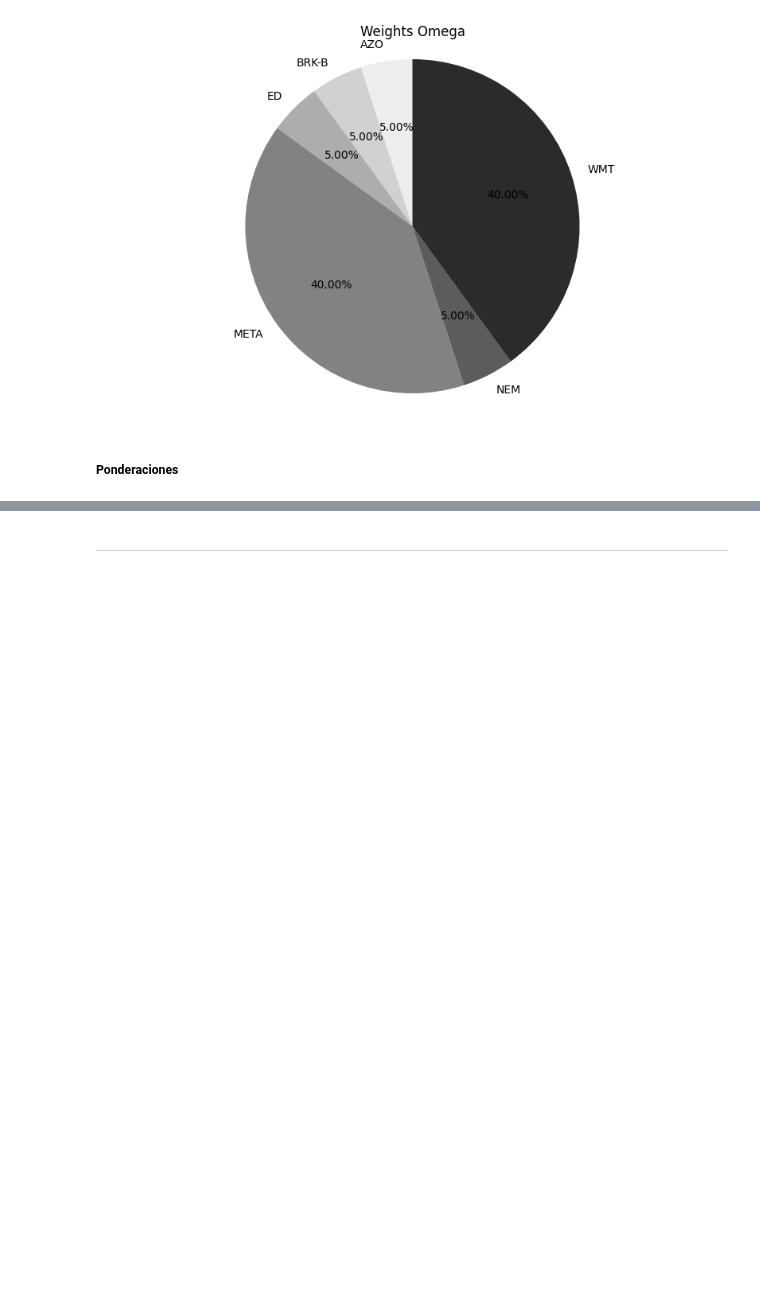
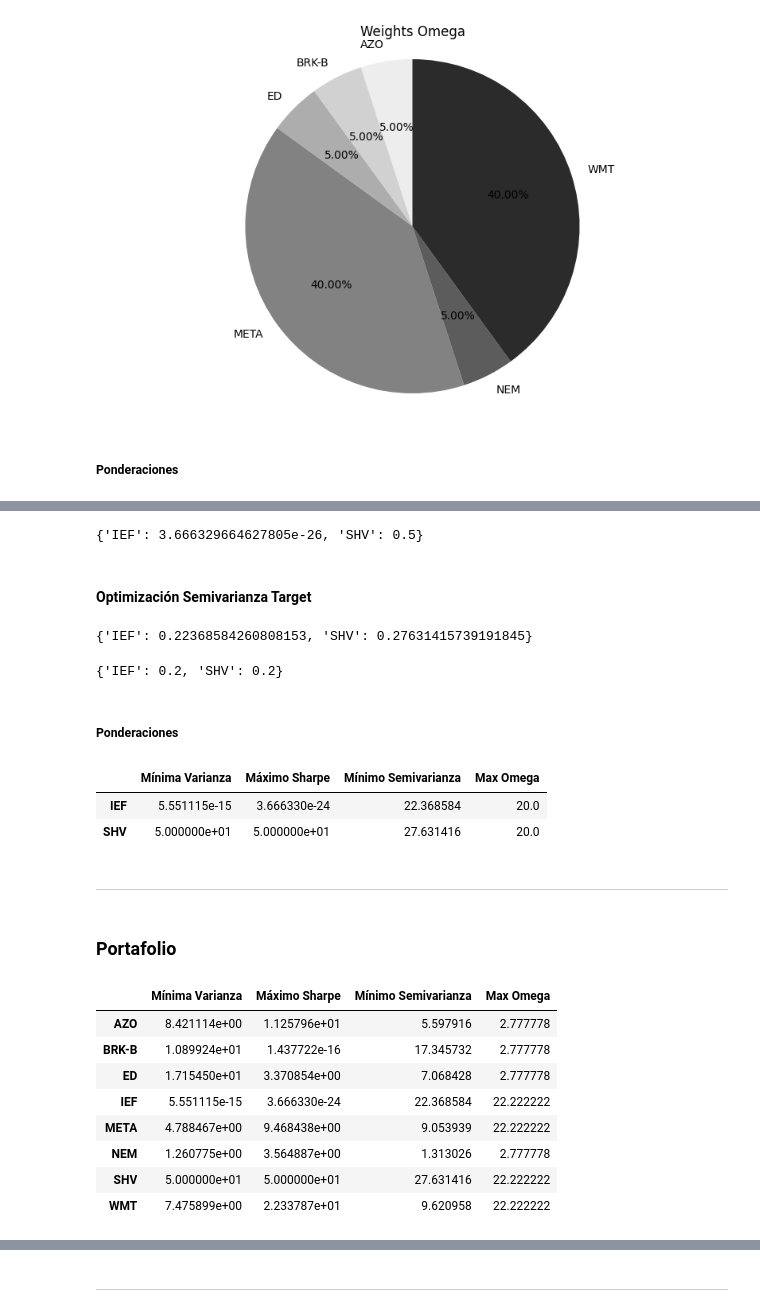
Before and after one commit to ppmelch/Portafolios-de-Inversi-n, a Jupyter notebook: Proyecto/Proyecto[1]_(1) (1)[1].ipynb, the cells around one changed output, grey strips where cells are left out. Cells and saved outputs as stored; diff of their text form; code cells hidden in the pictures; blank space fills up the shorter version.

```diff
--- a/Proyecto/Proyecto[1]_(1) (1)[1].ipynb
+++ b/Proyecto/Proyecto[1]_(1) (1)[1].ipynb
@@ -589,0 +616,54 @@ DataFrame*100
+# %%
+w_max_sharpe = optimize_strategic.opt_max_sharpe()*0.5
+dict_maxsharpe_strategic = dict(zip(returns_strategic.columns, w_max_sharpe))
+dict_maxsharpe_strategic
+# %% [output]
+{'IEF': 3.666329664627805e-26, 'SHV': 0.5}
+# %% [markdown]
+#### Optimización Semivarianza Target
+# %%
+w_semivar_strategic = optimize_strategic.opt_min_semivar(rets_benchmark)*0.5
+dict_semivar_strategic = dict(zip(returns_strategic.columns, w_semivar_strategic))
+dict_semivar_strategic
+# %% [output]
+{'IEF': 0.22368584260808153, 'SHV': 0.27631415739191845}
+# %%
+w_omega = optimize_strategic.opt_max_omega(rets_benchmark)*0.5
+dict_omega_strategic = dict(zip(returns_strategic.columns, w_omega))
+dict_omega_strategic
+# %% [output]
+{'IEF': 0.2, 'SHV': 0.2}
+# %% [markdown]
+##### Ponderaciones
+# %%
+DataFrame_strategic = pd.DataFrame({
+    'Mínima Varianza': dict_minvar_strategic,
+    'Máximo Sharpe': dict_maxsharpe_strategic,
+    'Mínimo Semivarianza': dict_semivar_strategic,
+    'Max Omega': dict_omega_strategic
+})
+DataFrame_strategic*100
+# %% [output]
+|  | Mínima Varianza | Máximo Sharpe | Mínimo Semivarianza | Max Omega |
+| IEF | 5.551115e-15 | 3.666330e-24 | 22.368584 | 20.0 |
+| SHV | 5.000000e+01 | 5.000000e+01 | 27.631416 | 20.0 |
+# %% [markdown]
+---
+# %% [markdown]
+### Portafolio
+# %%
+combined_df = DataFrame_tactical.add(DataFrame_strategic, fill_value=0)
+combined_df = combined_df.div(combined_df.sum())
+combined_df_percentage = combined_df * 100
+
+combined_df_percentage
+# %% [output]
+|  | Mínima Varianza | Máximo Sharpe | Mínimo Semivarianza | Max Omega |
+| AZO | 8.421114e+00 | 1.125796e+01 | 5.597916 | 2.777778 |
+| BRK-B | 1.089924e+01 | 1.437722e-16 | 17.345732 | 2.777778 |
+| ED | 1.715450e+01 | 3.370854e+00 | 7.068428 | 2.777778 |
+| IEF | 5.551115e-15 | 3.666330e-24 | 22.368584 | 22.222222 |
+| META | 4.788467e+00 | 9.468438e+00 | 9.053939 | 22.222222 |
+| NEM | 1.260775e+00 | 3.564887e+00 | 1.313026 | 2.777778 |
+| SHV | 5.000000e+01 | 5.000000e+01 | 27.631416 | 22.222222 |
+| WMT | 7.475899e+00 | 2.233787e+01 | 9.620958 | 22.222222 |
```
Also changed, not shown: parts of 20 cells of this notebook.
